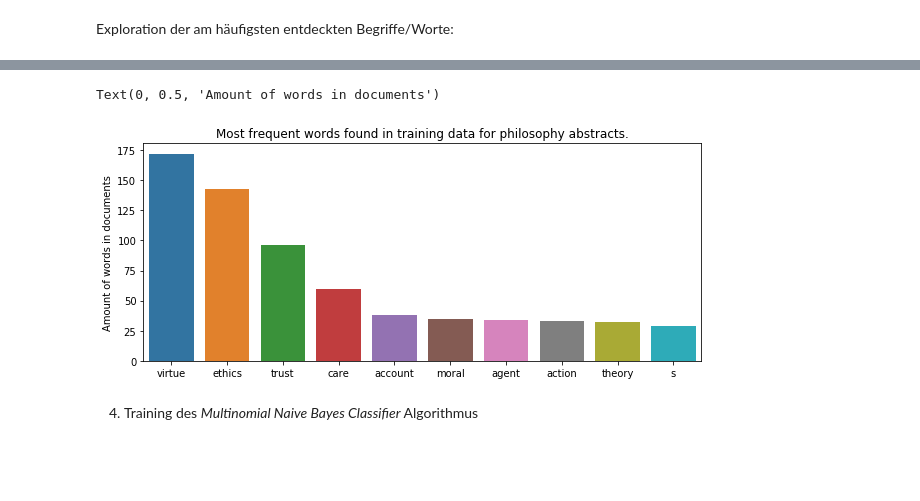
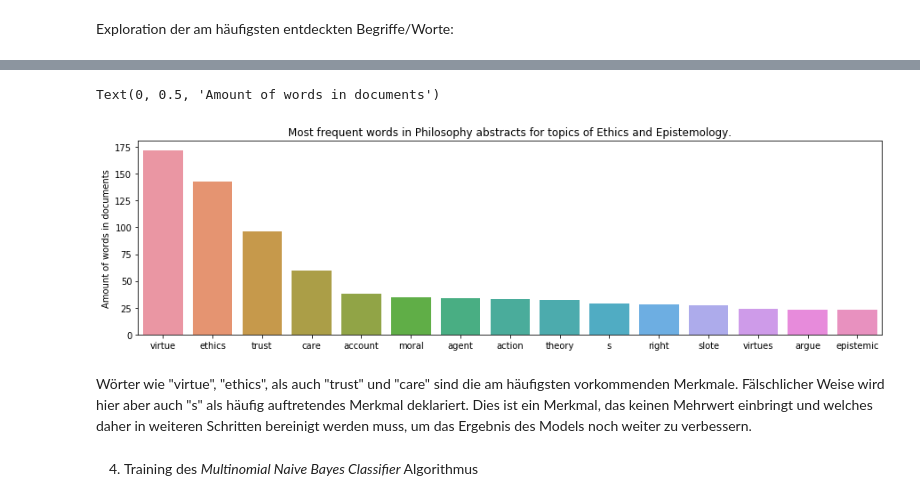
Before and after one commit to JaninaMattes/data-mining-pattern-recogntion, a Jupyter notebook: src/proj4_document_classification/model/VersuchDocumentClassification.ipynb, the cells around one changed output, grey strips where cells are left out. Cells and saved outputs as stored; diff of their text form; code cells hidden in the pictures; blank space fills up the shorter version.

```diff
--- a/src/proj4_document_classification/model/VersuchDocumentClassification.ipynb
+++ b/src/proj4_document_classification/model/VersuchDocumentClassification.ipynb
@@ -732,16 +829,19 @@ top_words_df.head(10)
 # %%
+#!pip install seaborn
 import matplotlib.pyplot as plt
 import seaborn as sns
 
-firstten_df = top_words_df[:10]
+firstten_df = top_words_df[:15]
 # Set the width and height of the figure
-plt.figure(figsize=(10,4))
-plt.title("Most frequent words found in training data for philosophy abstracts.")
+plt.figure(figsize=(15,4))
+plt.title("Most frequent words in Philosophy abstracts for topics of Ethics and Epistemology.")
 sns.barplot(x=firstten_df.index, y=firstten_df.get(0))
 plt.ylabel("Amount of words in documents")
 # %% [output]
 Text(0, 0.5, 'Amount of words in documents')
-[figure, old version]
+[figure, new version]
+# %% [markdown]
+Wörter wie "virtue", "ethics", als auch "trust" und "care" sind die am häufigsten vorkommenden Merkmale. Fälschlicher Weise wird hier aber auch "s" als häufig auftretendes Merkmal deklariert. Dies ist ein Merkmal, das keinen Mehrwert einbringt und welches daher in weiteren Schritten bereinigt werden muss, um das Ergebnis des Models noch weiter zu verbessern.
 # %% [markdown]
 4. Training des _Multinomial Naive Bayes Classifier_ Algorithmus
 # %%
```
Also changed, not shown: parts of 78 cells of this notebook, 5 other files.
